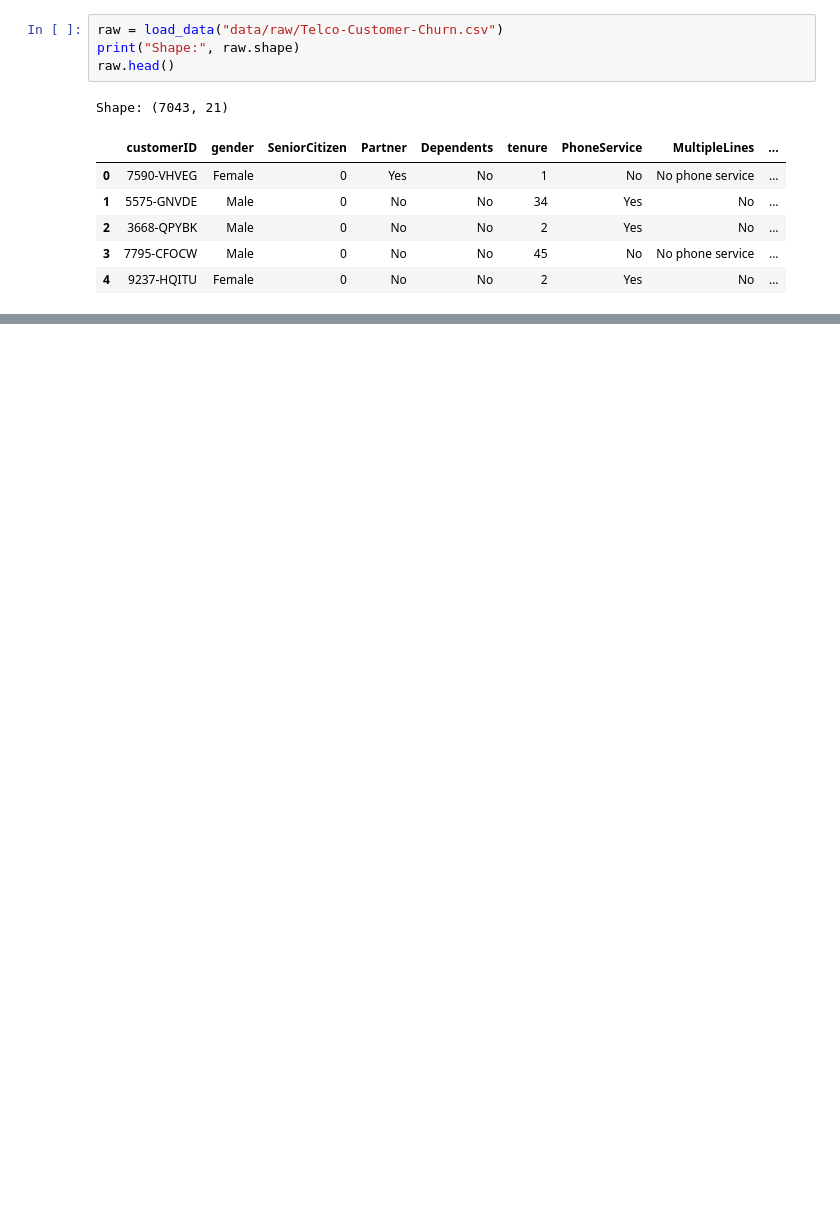
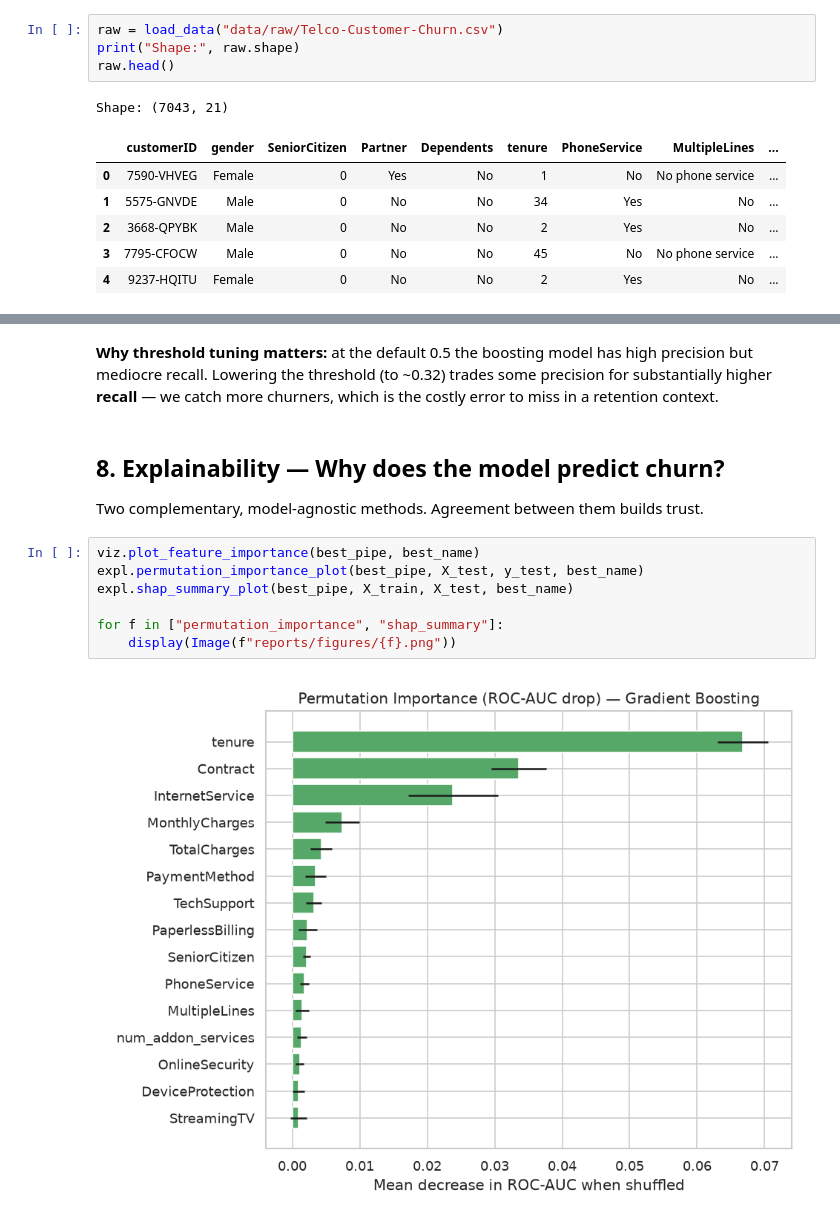
Before and after one commit to navichearala/IBM_churn-prediction, a Jupyter notebook: notebooks/churn_analysis.ipynb, the cells around one changed output, grey strips where cells are left out. Saved outputs shown, nothing was run; the diff lists cells and outputs as text; blank space fills up the shorter version.

```diff
--- a/notebooks/churn_analysis.ipynb
+++ b/notebooks/churn_analysis.ipynb
@@ -275,0 +211,18 @@ predictive score into a concrete, prioritized action list.
+# %% [markdown]
+**Why threshold tuning matters:** at the default 0.5 the boosting model has high
+precision but mediocre recall. Lowering the threshold (to ~0.32) trades some precision
+for substantially higher **recall** — we catch more churners, which is the costly error
+to miss in a retention context.
+# %% [markdown]
+## 8. Explainability — Why does the model predict churn?
+
+Two complementary, model-agnostic methods. Agreement between them builds trust.
+# %%
+viz.plot_feature_importance(best_pipe, best_name)
+expl.permutation_importance_plot(best_pipe, X_test, y_test, best_name)
+expl.shap_summary_plot(best_pipe, X_train, X_test, best_name)
+
+for f in ["permutation_importance", "shap_summary"]:
+    display(Image(f"reports/figures/{f}.png"))
+# %% [output]
+[figure, added]
```
Also changed, not shown: parts of 43 cells of this notebook, 19 other files.
